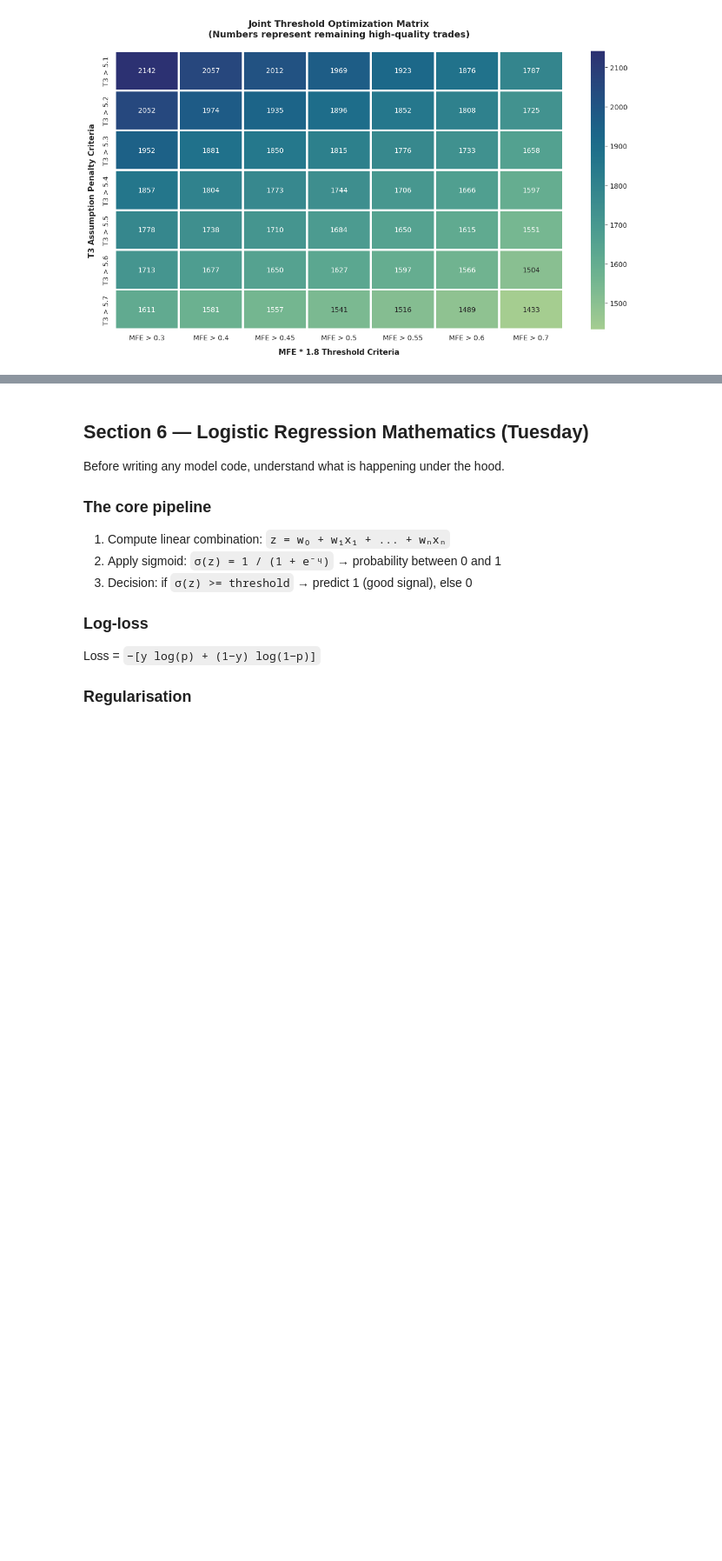
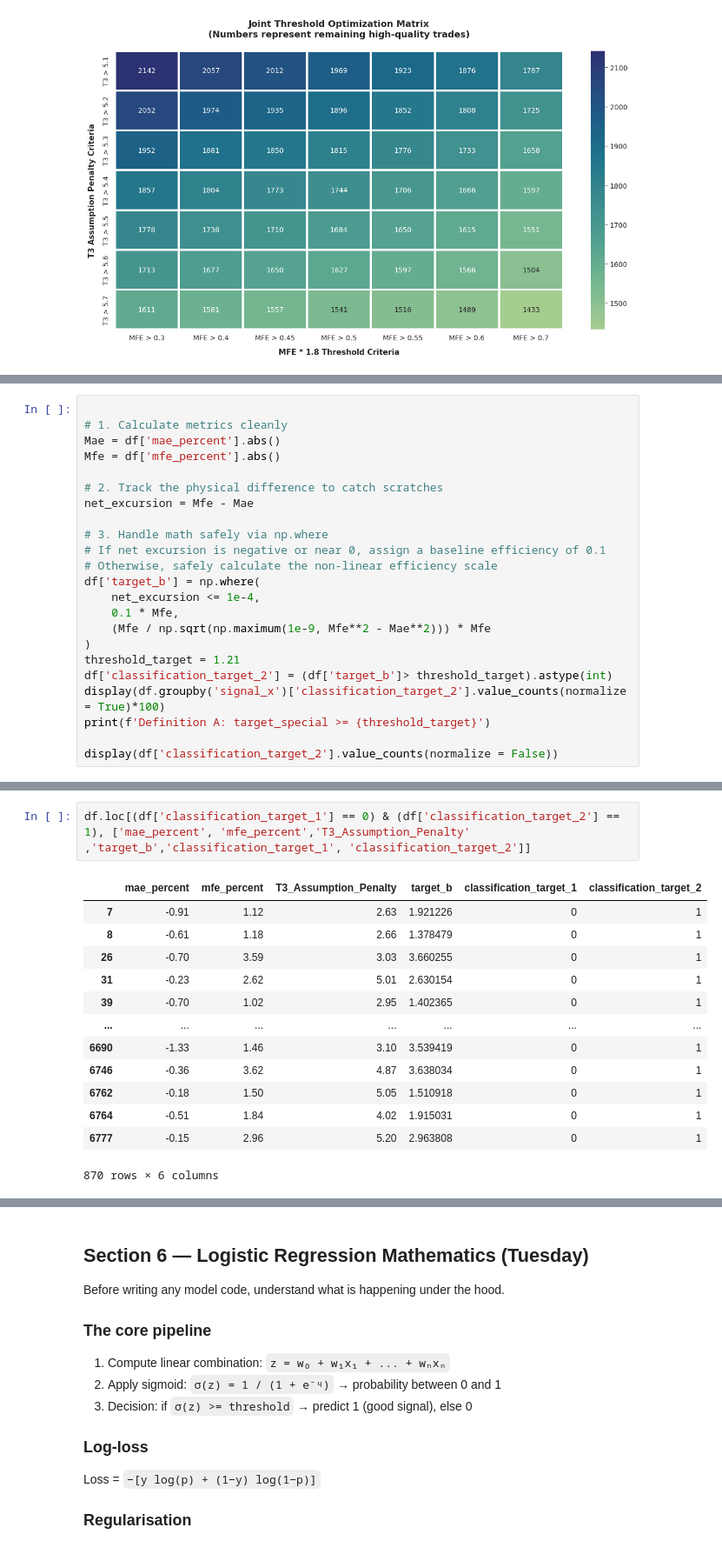
Before and after one commit to Jeshurun-B/EMA-optimizer-pipeline-v2, a Jupyter notebook: coolab_notebooks/week2_logistic_regression v2.ipynb, the cells around one changed output, grey strips where cells are left out. Shown at 87% size. Saved outputs shown, nothing was run; the diff lists cells and outputs as text; blank space fills up the shorter version.

```diff
--- a/coolab_notebooks/week2_logistic_regression v2.ipynb
+++ b/coolab_notebooks/week2_logistic_regression v2.ipynb
@@ -848,0 +665,23 @@ KeyError: 'target'
+# %%
+
+# 1. Calculate metrics cleanly
+Mae = df['mae_percent'].abs()
+Mfe = df['mfe_percent'].abs()
+
+# 2. Track the physical difference to catch scratches
+net_excursion = Mfe - Mae
+
+# 3. Handle math safely via np.where
+# If net excursion is negative or near 0, assign a baseline efficiency of 0.1
+# Otherwise, safely calculate the non-linear efficiency scale
+df['target_b'] = np.where(
+    net_excursion <= 1e-4,
+    0.1 * Mfe,
+    (Mfe / np.sqrt(np.maximum(1e-9, Mfe**2 - Mae**2))) * Mfe
+)
+threshold_target = 1.21
+df['classification_target_2'] = (df['target_b']> threshold_target).astype(int)
+display(df.groupby('signal_x')['classification_target_2'].value_counts(normalize = True)*100)
+print(f'Definition A: target_special >= {threshold_target}')
+
+display(df['classification_target_2'].value_counts(normalize = False))
@@ -848,0 +767,16 @@ KeyError: 'target'
+# %%
+df.loc[(df['classification_target_1'] == 0) & (df['classification_target_2'] == 1), ['mae_percent', 'mfe_percent','T3_Assumption_Penalty' ,'target_b','classification_target_1', 'classification_target_2']]
+# %% [output]
+|  | mae_percent | mfe_percent | T3_Assumption_Penalty | target_b | classification_target_1 | classification_target_2 |
+| 7 | -0.91 | 1.12 | 2.63 | 1.921226 | 0 | 1 |
+| 8 | -0.61 | 1.18 | 2.66 | 1.378479 | 0 | 1 |
+| 26 | -0.70 | 3.59 | 3.03 | 3.660255 | 0 | 1 |
+| 31 | -0.23 | 2.62 | 5.01 | 2.630154 | 0 | 1 |
+| 39 | -0.70 | 1.02 | 2.95 | 1.402365 | 0 | 1 |
+| ... | ... | ... | ... | ... | ... | ... |
+| 6690 | -1.33 | 1.46 | 3.10 | 3.539419 | 0 | 1 |
+| 6746 | -0.36 | 3.62 | 4.87 | 3.638034 | 0 | 1 |
+| 6762 | -0.18 | 1.50 | 5.05 | 1.510918 | 0 | 1 |
+| 6764 | -0.51 | 1.84 | 4.02 | 1.915031 | 0 | 1 |
+| 6777 | -0.15 | 2.96 | 5.20 | 2.963808 | 0 | 1 |
+870 rows × 6 columns
```
Also changed, not shown: parts of 15 cells of this notebook.
